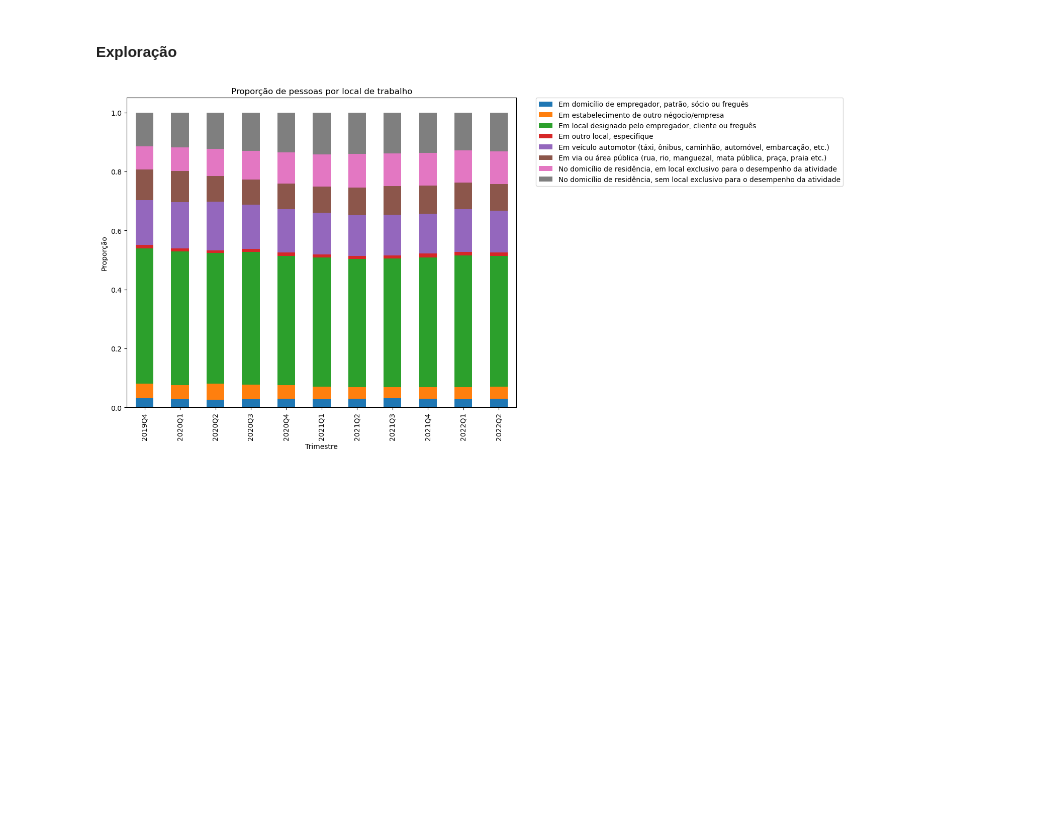
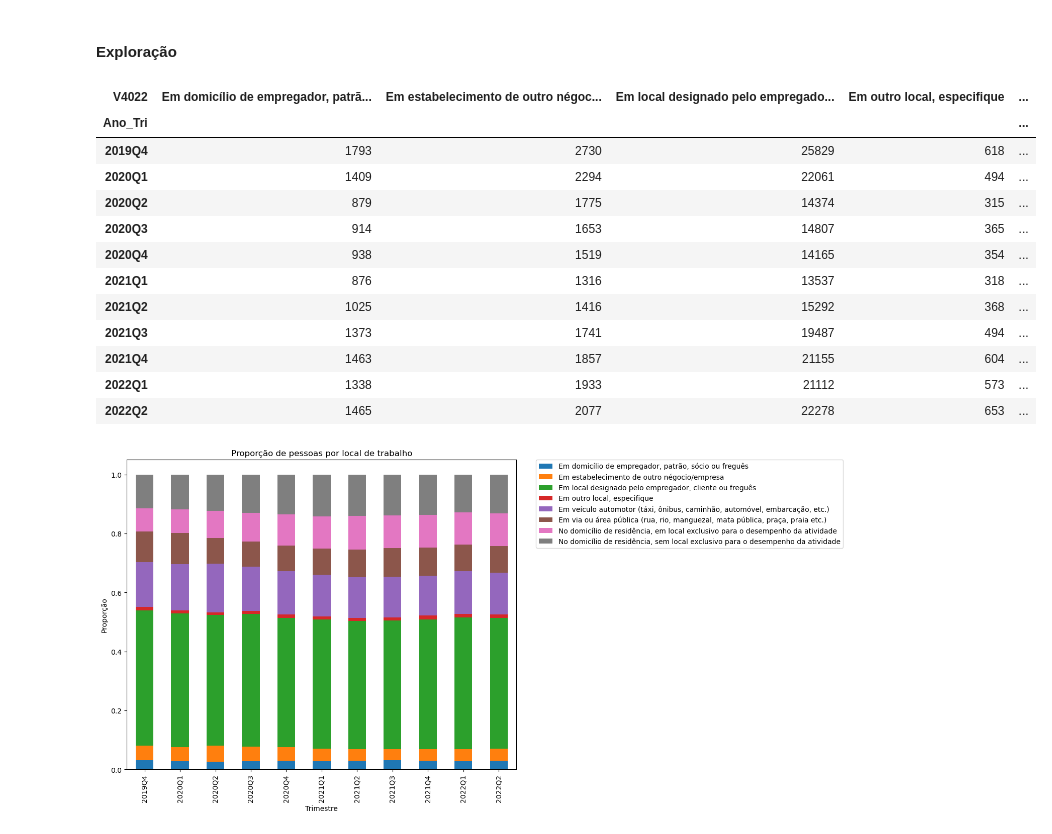
Before and after one commit to msbrasil/Mercado-de-Trabalho-Remoto, a Jupyter notebook: análise V4022.ipynb, the cells around one changed output. Saved outputs shown, nothing was run; the diff lists cells and outputs as text; code cells hidden in the pictures; blank space fills up the shorter version.

```diff
--- a/análise V4022.ipynb
+++ b/análise V4022.ipynb
@@ -163,5 +168,22 @@ display(pnadc_completa)
 # %% [markdown]
 #### Exploração
+# %%
+pd.crosstab(index=pnadc_completa['Ano_Tri'],
+                             columns=pnadc_completa['V4022'])
+# %% [output]
+| V4022 | Em domicílio de empregador, patrã... | Em estabelecimento de outro négoc... | Em local designado pelo empregado... | Em outro local, especifique | ... |
+| Ano_Tri |  |  |  |  | ... |
+| 2019Q4 | 1793 | 2730 | 25829 | 618 | ... |
+| 2020Q1 | 1409 | 2294 | 22061 | 494 | ... |
+| 2020Q2 | 879 | 1775 | 14374 | 315 | ... |
+| 2020Q3 | 914 | 1653 | 14807 | 365 | ... |
+| 2020Q4 | 938 | 1519 | 14165 | 354 | ... |
+| 2021Q1 | 876 | 1316 | 13537 | 318 | ... |
+| 2021Q2 | 1025 | 1416 | 15292 | 368 | ... |
+| 2021Q3 | 1373 | 1741 | 19487 | 494 | ... |
+| 2021Q4 | 1463 | 1857 | 21155 | 604 | ... |
+| 2022Q1 | 1338 | 1933 | 21112 | 573 | ... |
+| 2022Q2 | 1465 | 2077 | 22278 | 653 | ... |
 # %%
 cross_tab_prop = pd.crosstab(index=pnadc_completa['Ano_Tri'],
                              columns=pnadc_completa['V4022'],
```
Also changed, not shown: parts of 17 cells of this notebook, 2 other files.
